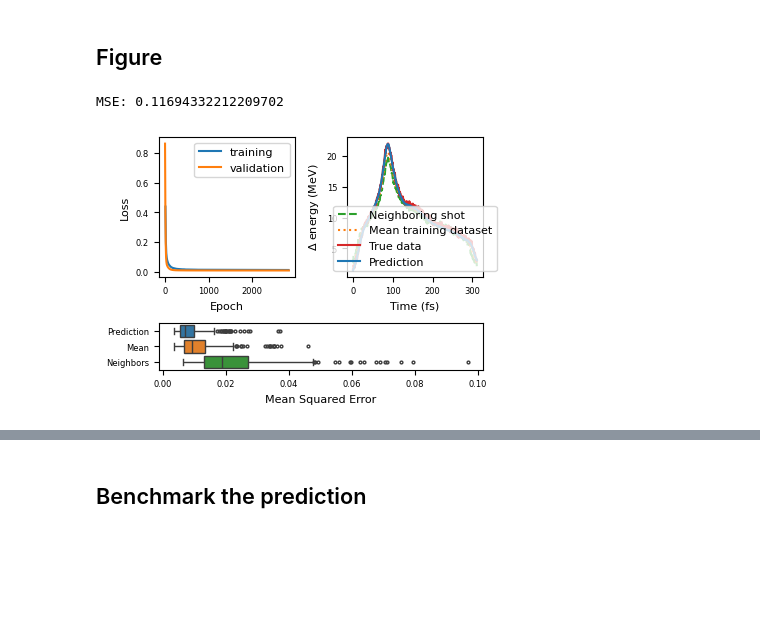
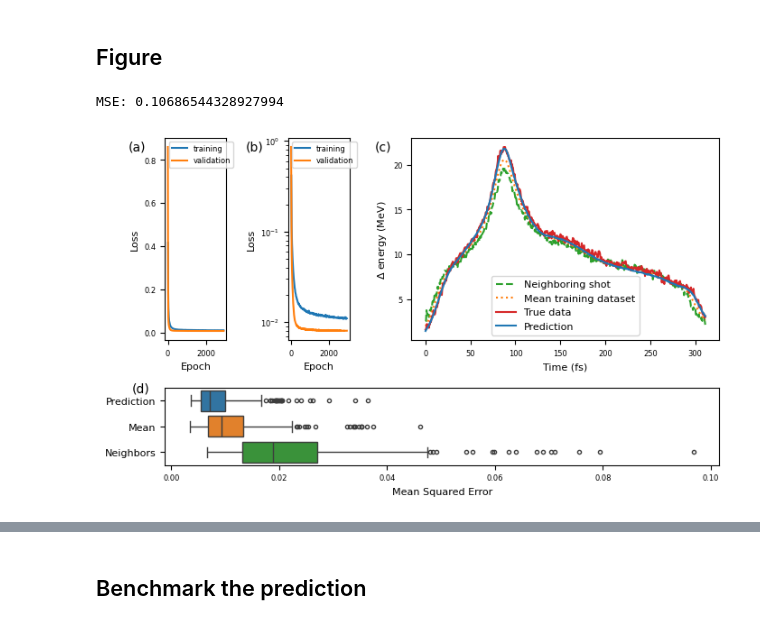
Before and after one commit to thawn/VPRD, a Jupyter notebook: docs/notebooks/train_mlp_model.ipynb, the cells around one changed output, grey strips where cells are left out. Saved outputs shown, nothing was run; the diff lists cells and outputs as text; code cells hidden in the pictures; blank space fills up the shorter version.

Commit message:
made figure horizontal to save space

```diff
--- a/docs/notebooks/train_mlp_model.ipynb
+++ b/docs/notebooks/train_mlp_model.ipynb
@@ -322,30 +327,41 @@ Reject null hypothesis: [ True  True  True]
 # %%
 event_acc = EventAccumulator(trainer.lightning_module.logger.log_dir)
 event_acc.Reload()
-fig = plt.figure(figsize=(onecolumn*1.2, onecolumn * 0.85))
+figure_grid = (3, 5)
+fig = plt.figure(figsize=(textwidth, textwidth * 0.6))
 # plot the training and validation loss in the top left
 axs = []
-axs.append(plt.subplot2grid((3, 2), (0, 0), rowspan=2 ,fig=fig))
+axs.append(plt.subplot2grid(figure_grid, (0, 0), rowspan=2, colspan=1, fig=fig))
 plot_loss(event_acc, ax=axs[0])
+axs[0].set_title('(a)', x=-0.6, y=1.0, loc='left', pad=-plt.rcParams['axes.titlesize'])
+axs[0].legend(fontsize=6)
+
+# plot the training and validation loss in log scale
+axs.append(plt.subplot2grid(figure_grid, (0, 1), rowspan=2, colspan=1, fig=fig))
+plot_loss(event_acc, ax=axs[1], yscale='log')
+axs[1].set_title('(b)', x=-0.7, y=1.0, loc='left', pad=-plt.rcParams['axes.titlesize'])
+axs[1].legend(fontsize=6)
 
 # plot the prediction vs measurement in the top right
-axs.append(plt.subplot2grid((3, 2), (0, 1), rowspan=2, fig=fig))
-plot_predictions(156, predictions[0], test_data_loader, ax=axs[1])
-axs[1].legend(loc='lower center')
-# axs[1].legend(loc='upper center', bbox_to_anchor=(0.5, -0.2)) # place the legend below the axis
-
+axs.append(plt.subplot2grid(figure_grid, (0, 2), rowspan=2, colspan=3, fig=fig))
+plot_predictions(156, predictions[0], test_data_loader, ax=axs[2])
+axs[2].legend(loc='lower center')
+axs[2].set_title('(c)', x=-0.12, y=1.0, loc='left', pad=-plt.rcParams['axes.titlesize'])
+# axs[2].legend(loc='upper center', bbox_to_anchor=(0.5, -0.2)) # place the legend below the axis
 
 # plot the error summary in the bottom row
-axs.append(plt.subplot2grid((3, 2), (2, 0), colspan=2, fig=fig))
-sns.boxplot(data=dataframe, ax=axs[2], orient='h', fliersize=2)
+axs.append(plt.subplot2grid(figure_grid, (2, 0), colspan=figure_grid[1], fig=fig))
+sns.boxplot(data=dataframe, ax=axs[3], orient='h', fliersize=3)
 
-axs[2].set_xlabel('Mean Squared Error')
+axs[3].set_xlabel('Mean Squared Error')
 # increase the font size of the y-axis ticks
-axs[2].tick_params(axis='y')#, labelsize=plt.rcParams['axes.labelsize'])
+axs[3].tick_params(axis='y', labelsize=plt.rcParams['axes.labelsize'])
+axs[3].set_title('(d)', x=-0.06, y=1.0, loc='left', pad=-plt.rcParams['axes.titlesize'] / 3)
+
 plt.tight_layout()
 
 # save as svg
 fig.savefig(local_data_path / f'training_results_penalty{penalty_weight}.svg')
 # %% [output]
-MSE: 0.11694332212209702
+MSE: 0.10686544328927994
-[figure, old version]
+[figure, new version]
```
Also changed, not shown: parts of 10 cells of this notebook.
